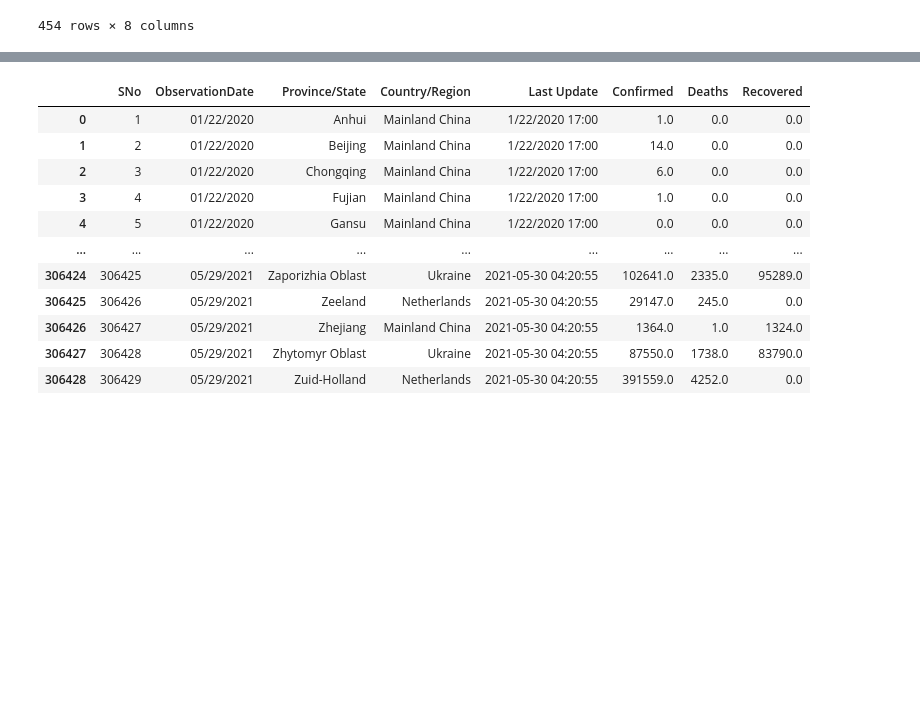
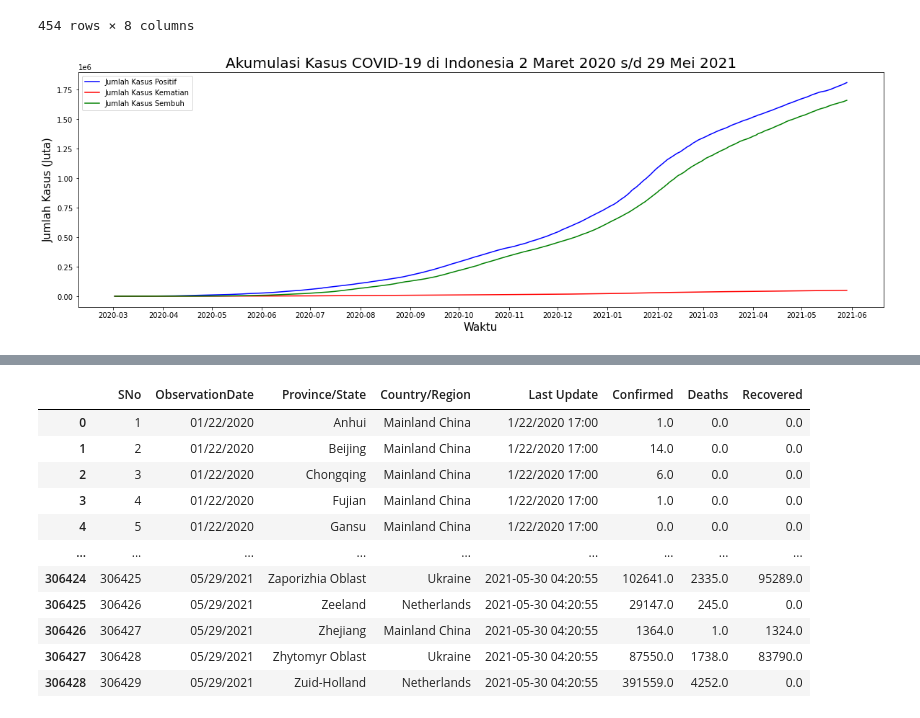
Before and after one commit to ReynaraEzra/Data-Science-Trainee, a Jupyter notebook: JSC.ipynb, the cells around one changed output, grey strips where cells are left out. Cells and saved outputs as stored; diff of their text form; code cells hidden in the pictures; blank space fills up the shorter version.

```diff
--- a/JSC.ipynb
+++ b/JSC.ipynb
@@ -234,3 +141,22 @@ data_jkt
 # %%
 data_jkt.to_csv('Data Jakarta per 29 Mei 2021.csv')
 data_jkt.to_excel('Data Jakarta per 29 Mei 2021.xlsx')
+# %%
+import matplotlib.pyplot as plt
+from matplotlib.dates import MonthLocator, DateFormatter
+fig, ax = plt.subplots()
+fig.set_size_inches(20, 6)
+
+ax.plot(data_jkt['ObservationDate'], data_jkt['Confirmed'], color='blue', label='Jumlah Kasus Positif')
+ax.plot(data_jkt['ObservationDate'], data_jkt['Deaths'], color='red', label='Jumlah Kasus Kematian')
+ax.plot(data_jkt['ObservationDate'], data_jkt['Recovered'], color='green', label='Jumlah Kasus Sembuh')
+ax.set_xlabel('Waktu', fontsize=15)
+ax.xaxis.set_major_locator(MonthLocator())
+ax.xaxis.set_major_formatter(DateFormatter('%Y-%m'))
+ax.set_ylabel('Jumlah Kasus (Juta)', fontsize=15)
+ax.set_title('Akumulasi Kasus COVID-19 di Indonesia 2 Maret 2020 s/d 29 Mei 2021', fontsize=20)
+ax.legend()
+
+plt.show()
+# %% [output]
+[figure, added]
```
Also changed, not shown: parts of 18 cells of this notebook.
